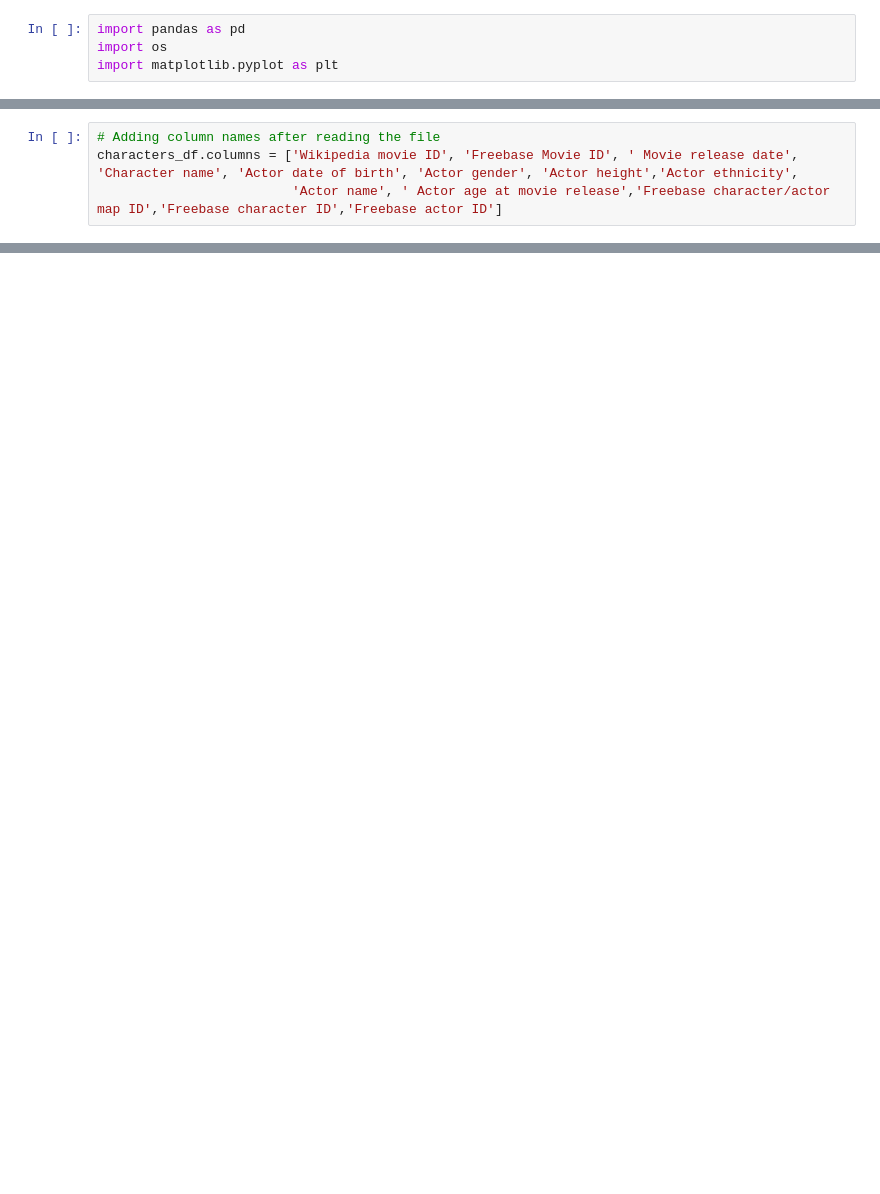
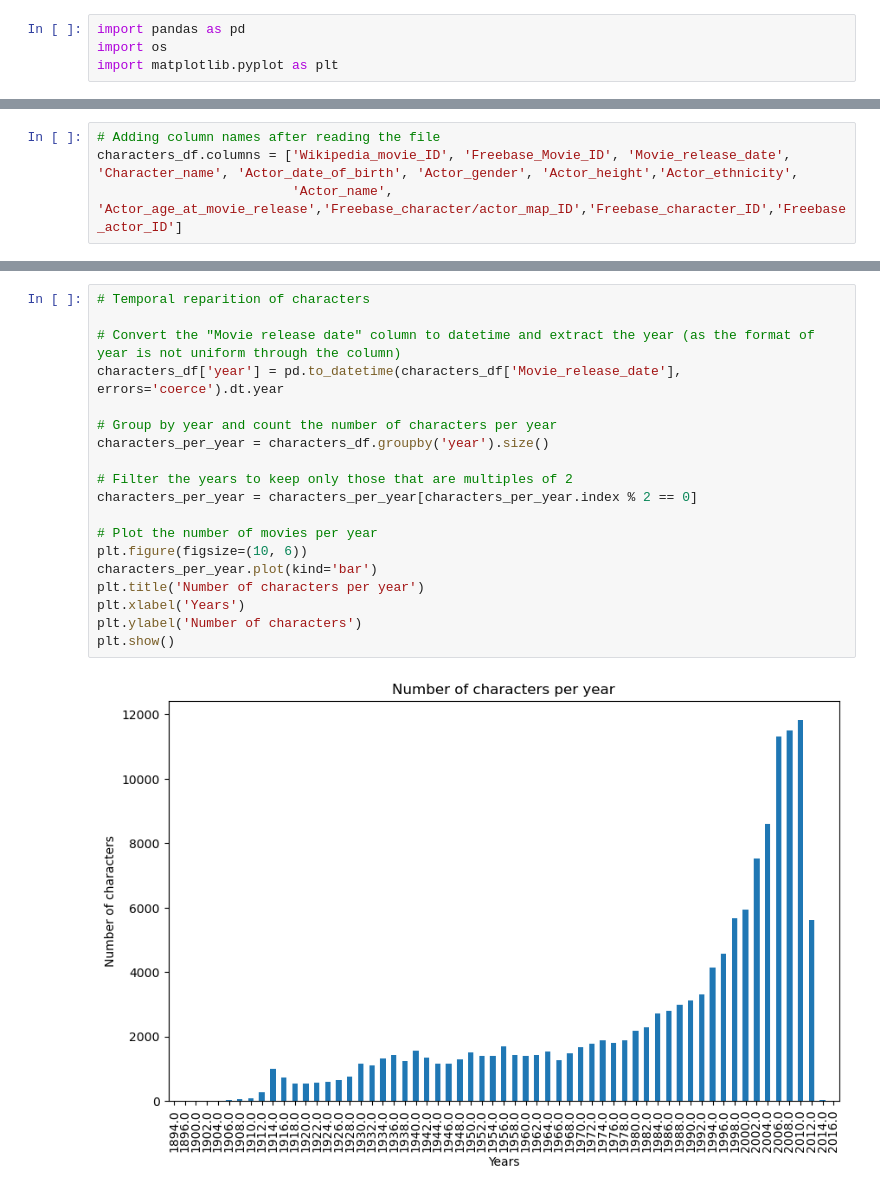
Before and after one commit to epfl-ada/ada-2024-project-analyticaldementialavengers, a Jupyter notebook: data_visualization.ipynb, the cells around one changed output, grey strips where cells are left out. Cells and saved outputs as stored; diff of their text form; blank space fills up the shorter version.

```diff
--- a/data_visualization.ipynb
+++ b/data_visualization.ipynb
@@ -14,6 +23,6 @@ characters_df.head()
 # %%
 # Adding column names after reading the file
-characters_df.columns = ['Wikipedia movie ID', 'Freebase Movie ID', ' Movie release date', 'Character name', 'Actor date of birth', 'Actor gender', 'Actor height','Actor ethnicity',
-                         'Actor name', ' Actor age at movie release','Freebase character/actor map ID','Freebase character ID','Freebase actor ID']
+characters_df.columns = ['Wikipedia_movie_ID', 'Freebase_Movie_ID', 'Movie_release_date', 'Character_name', 'Actor_date_of_birth', 'Actor_gender', 'Actor_height','Actor_ethnicity',
+                         'Actor_name', 'Actor_age_at_movie_release','Freebase_character/actor_map_ID','Freebase_character_ID','Freebase_actor_ID']
 # %%
 characters_df
@@ -180,0 +209,21 @@ print(content)
+# %%
+# Temporal reparition of characters
+
+# Convert the "Movie release date" column to datetime and extract the year (as the format of year is not uniform through the column)
+characters_df['year'] = pd.to_datetime(characters_df['Movie_release_date'], errors='coerce').dt.year
+
+# Group by year and count the number of characters per year
+characters_per_year = characters_df.groupby('year').size()
+
+# Filter the years to keep only those that are multiples of 2
+characters_per_year = characters_per_year[characters_per_year.index % 2 == 0]
+
+# Plot the number of movies per year
+plt.figure(figsize=(10, 6))
+characters_per_year.plot(kind='bar')
+plt.title('Number of characters per year')
+plt.xlabel('Years')
+plt.ylabel('Number of characters')
+plt.show()
+# %% [output]
+[figure, added]
```
Also changed, not shown: parts of 40 cells of this notebook.
